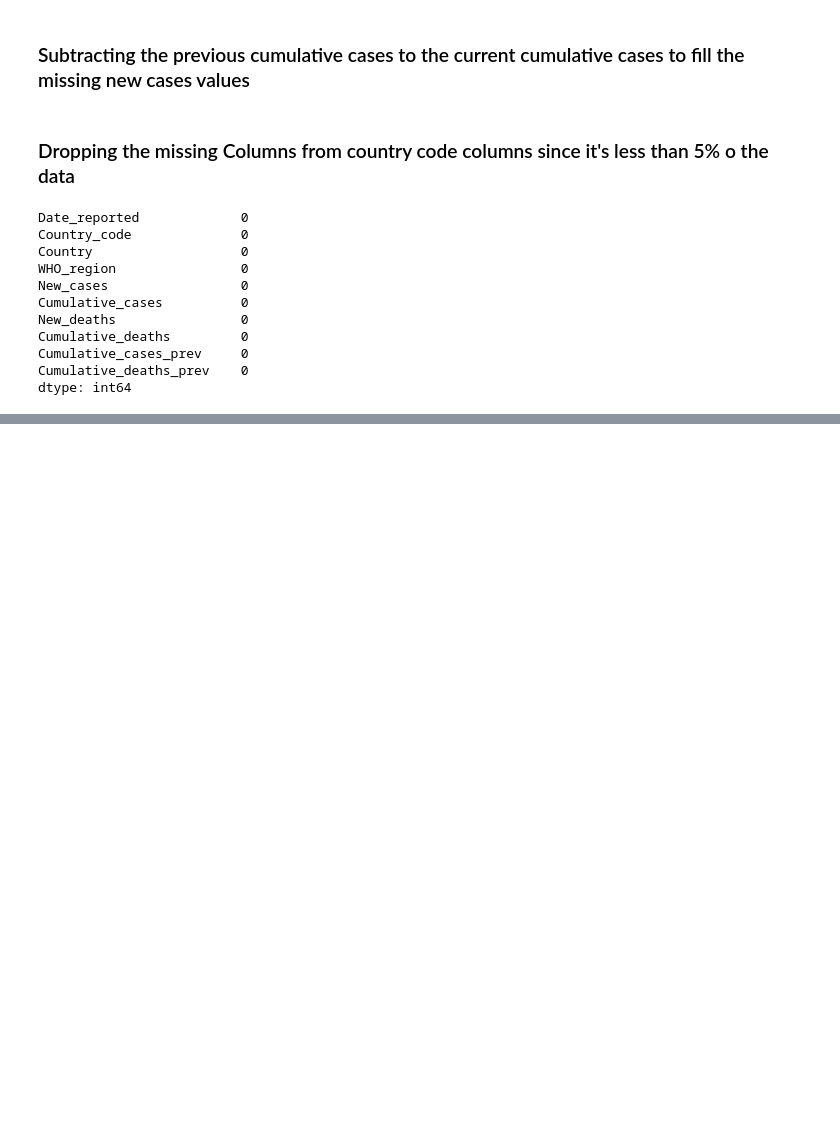
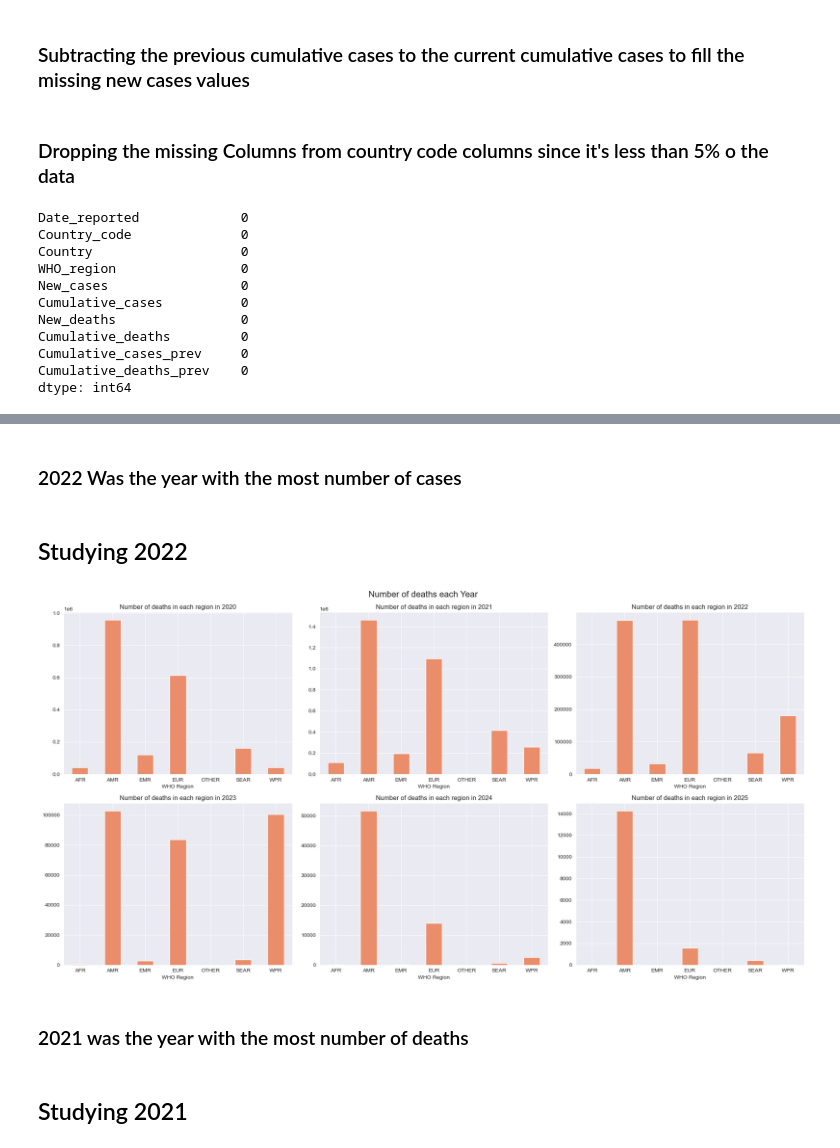
Before and after one commit to Ahmed-level0/COVID19, a Jupyter notebook: analysis.ipynb, the cells around one changed output, grey strips where cells are left out. Saved outputs shown, nothing was run; the diff lists cells and outputs as text; code cells hidden in the pictures; blank space fills up the shorter version.

```diff
--- a/analysis.ipynb
+++ b/analysis.ipynb
@@ -97,0 +118,22 @@ dtype: int64
+# %% [markdown]
+<h3>2022 Was the year with the most number of cases</h3>
+# %% [markdown]
+<h2>Studying 2022</h2>
+# %%
+fig, axs = plt.subplots(nrows=2, ncols=3, figsize=(20, 10))
+axs = axs.flatten()
+for y, c in enumerate(covid['year'].unique()):
+    covid[covid['year'] == c].groupby('WHO_region')['New_deaths'].sum().plot(kind='bar', ax=axs[y])
+    axs[y].set_xticklabels(axs[y].get_xticklabels(), rotation=0)
+    axs[y].set_xlabel('WHO Region')
+    axs[y].set_title(f'Number of deaths in each region in {c}')
+
+plt.tight_layout()
+plt.suptitle('Number of deaths each Year', x=0.5, y=1.02, fontsize=16)
+plt.show()
+# %% [output]
+[figure, added]
+# %% [markdown]
+<h3>2021 was the year with the most number of deaths</h3>
+# %% [markdown]
+<h2>Studying 2021</h2>
```
Also changed, not shown: parts of 12 cells of this notebook.
